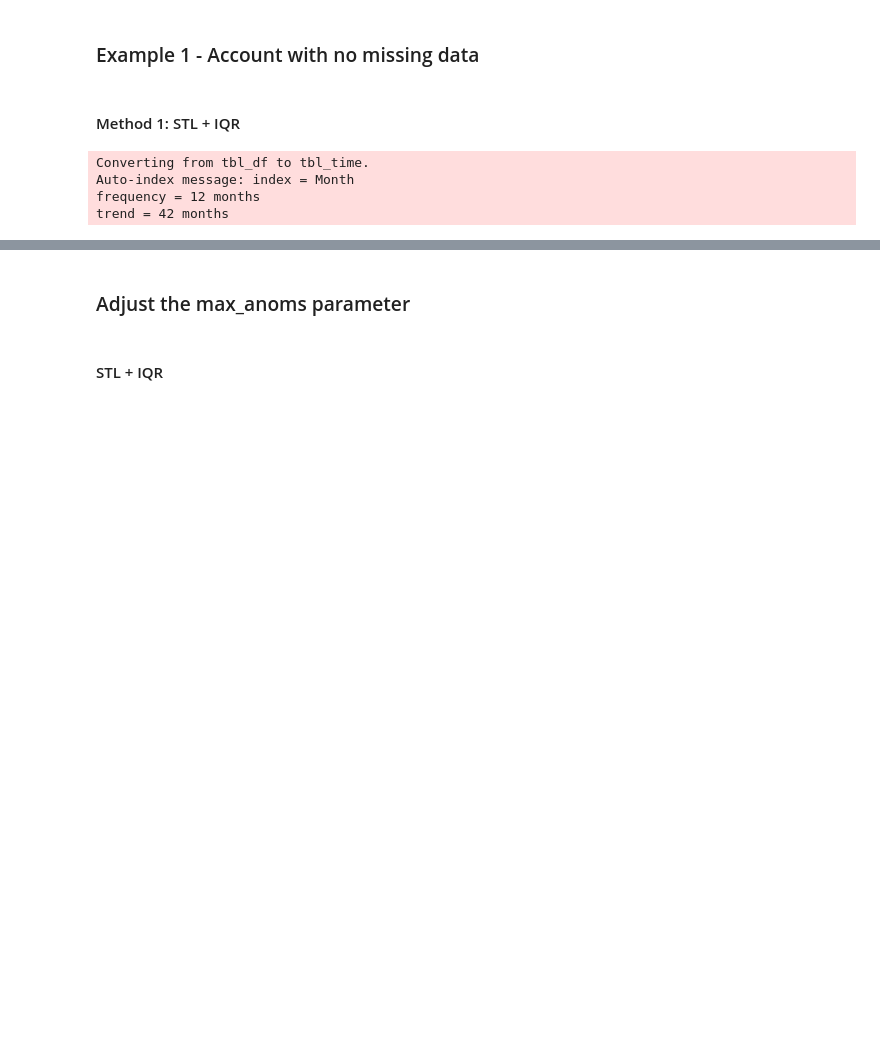
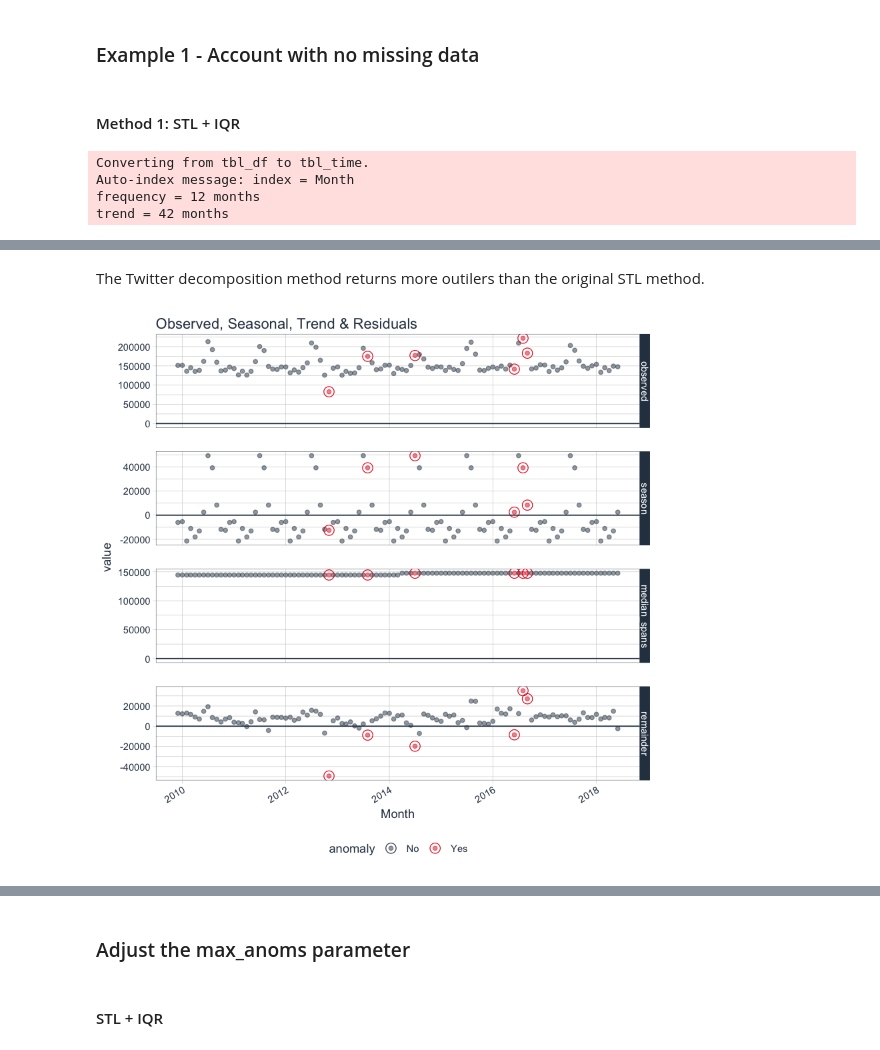
Before and after one commit to jasonfeiwang/Anomaly-Detectors, a Jupyter notebook: src/r/Time_Series_Decomposition_R.ipynb, the cells around one changed output, grey strips where cells are left out. Saved outputs shown, nothing was run; the diff lists cells and outputs as text; code cells hidden in the pictures; blank space fills up the shorter version.

```diff
--- a/src/r/Time_Series_Decomposition_R.ipynb
+++ b/src/r/Time_Series_Decomposition_R.ipynb
@@ -82,0 +175,10 @@ trend = 42 months
+# %% [markdown]
+The Twitter decomposition method returns more outilers than the original STL method.
+# %%
+p1 <- ts_anomalized %>%
+    plot_anomaly_decomposition(alpha_dot = 0.5) +
+    ggtitle("Observed, Seasonal, Trend & Residuals")
+
+p1
+# %% [output]
+[figure, added]
```
Also changed, not shown: parts of 103 cells of this notebook, 7 other files.
